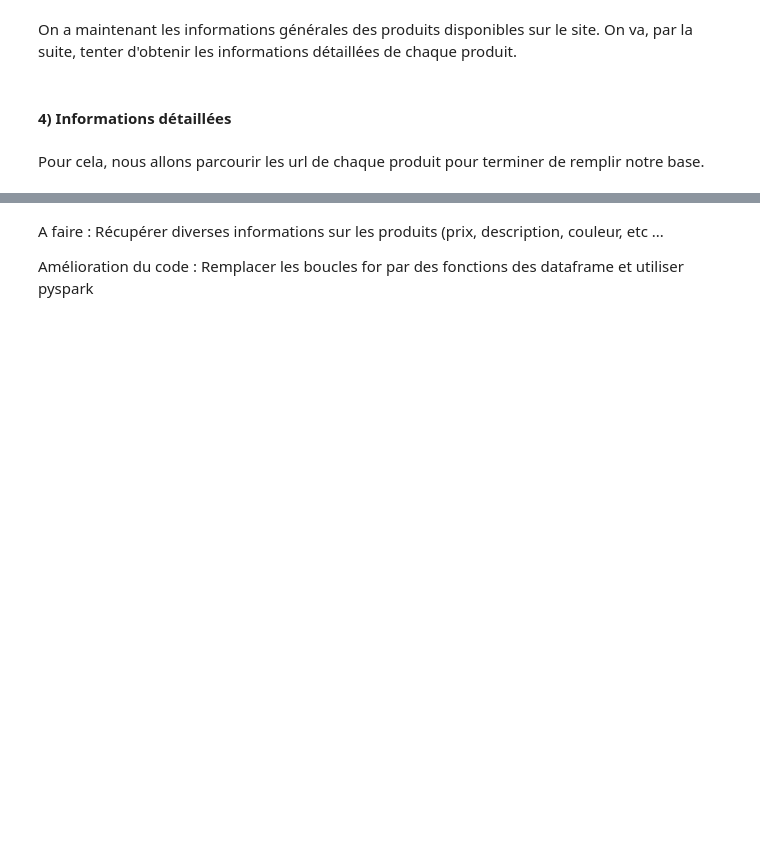
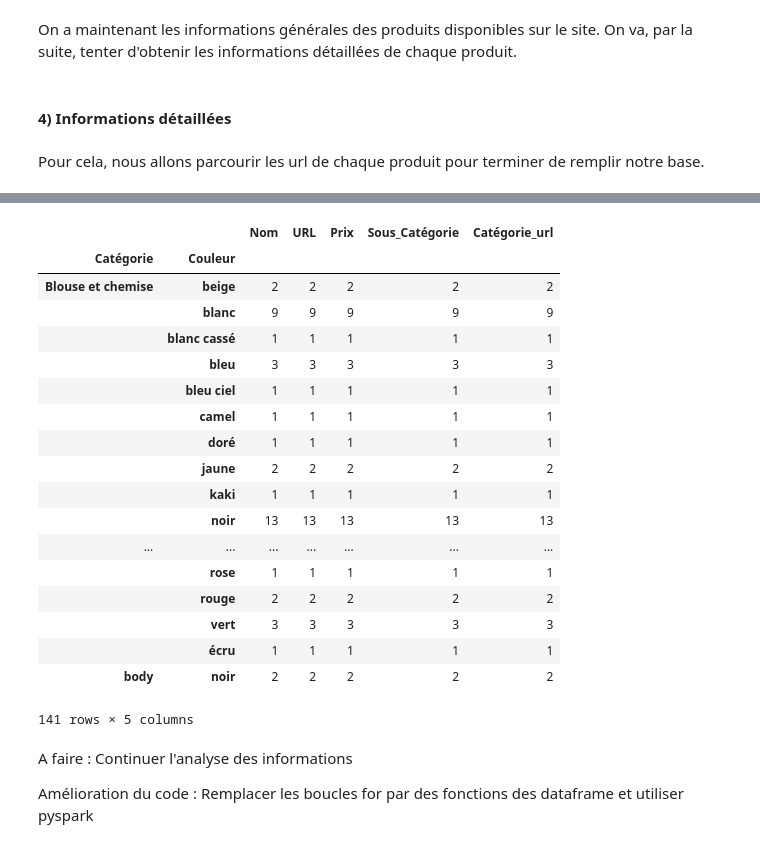
Before and after one commit to Alexia123/Web_Scraping, a Jupyter notebook: rendu.ipynb, the cells around one changed output, grey strips where cells are left out. Drawn from its saved outputs; the diff is of its cells as text; code cells hidden in the pictures; blank space fills up the shorter version.

```diff
--- a/rendu.ipynb
+++ b/rendu.ipynb
@@ -169,4 +249,28 @@ df.head(40)
+# %%
+test = df.groupby(by = ["Catégorie", "Couleur"]).count()
+# %%
+test
+# %% [output]
+|  |  | Nom | URL | Prix | Sous_Catégorie | Catégorie_url |
+| Catégorie | Couleur |  |  |  |  |  |
+| Blouse et chemise | beige | 2 | 2 | 2 | 2 | 2 |
+|  | blanc | 9 | 9 | 9 | 9 | 9 |
+|  | blanc cassé | 1 | 1 | 1 | 1 | 1 |
+|  | bleu | 3 | 3 | 3 | 3 | 3 |
+|  | bleu ciel | 1 | 1 | 1 | 1 | 1 |
+|  | camel | 1 | 1 | 1 | 1 | 1 |
+|  | doré | 1 | 1 | 1 | 1 | 1 |
+|  | jaune | 2 | 2 | 2 | 2 | 2 |
+|  | kaki | 1 | 1 | 1 | 1 | 1 |
+|  | noir | 13 | 13 | 13 | 13 | 13 |
+| ... | ... | ... | ... | ... | ... | ... |
+|  | rose | 1 | 1 | 1 | 1 | 1 |
+|  | rouge | 2 | 2 | 2 | 2 | 2 |
+|  | vert | 3 | 3 | 3 | 3 | 3 |
+|  | écru | 1 | 1 | 1 | 1 | 1 |
+| body | noir | 2 | 2 | 2 | 2 | 2 |
+141 rows × 5 columns
 # %% [markdown]
-A faire : Récupérer diverses informations sur les produits (prix, description, couleur, etc ...
+A faire : Continuer l'analyse des informations
 
 Amélioration du code : Remplacer les boucles for par des fonctions des dataframe et utiliser pyspark
```
Also changed, not shown: parts of 13 cells of this notebook.
